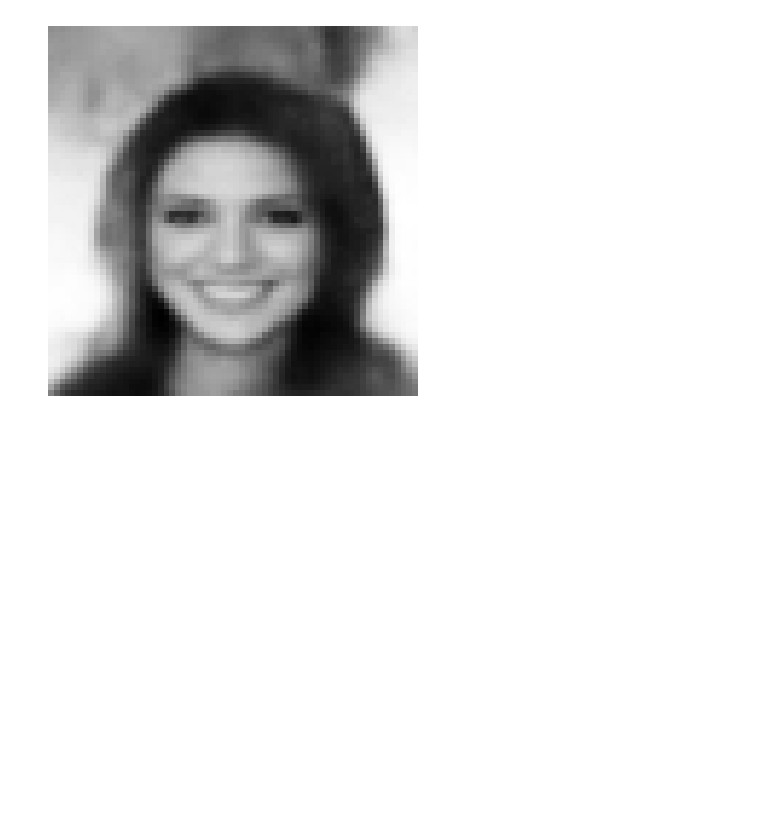
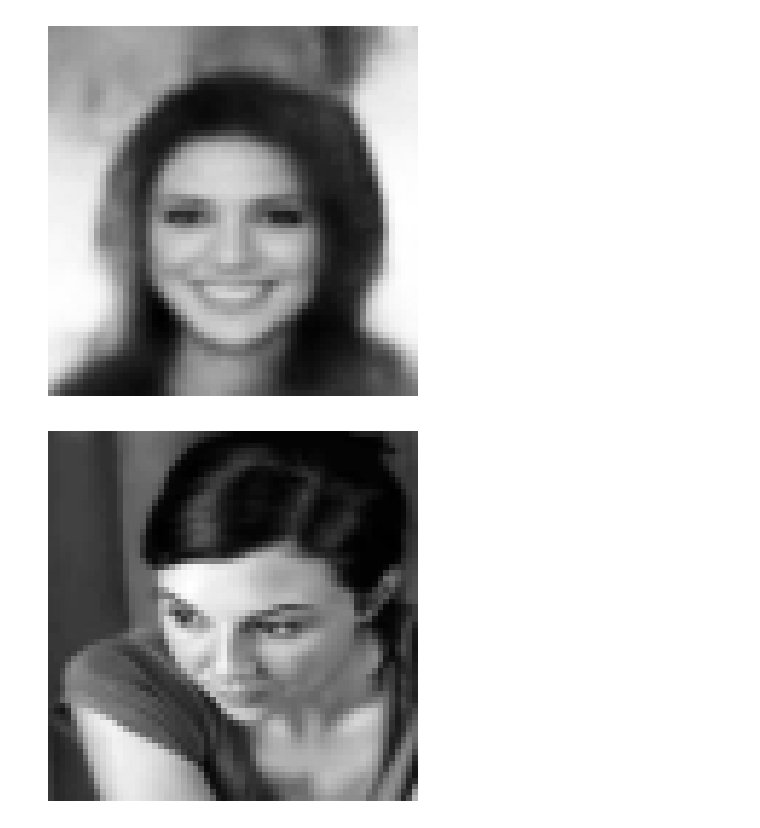
Before and after one commit to Himanshu7921/generative-architectures-lab, a Jupyter notebook: 03_CNN_VAE/cnn_vae_trained_on_CelebA.ipynb, the cells around one changed output. Cells and saved outputs as stored; diff of their text form; code cells hidden in the pictures; blank space fills up the shorter version.

```diff
--- a/03_CNN_VAE/cnn_vae_trained_on_CelebA.ipynb
+++ b/03_CNN_VAE/cnn_vae_trained_on_CelebA.ipynb
@@ -378,3 +383,12 @@ plt.axis("off")
 plt.show()
 # %% [output]
 [figure]
+# %%
+images, labels = next(iter(loader))
+# %%
+x = images[3].to(device)
+plt.imshow(x.squeeze(0).cpu().detach().numpy(), cmap="gray")
+plt.axis("off")
+plt.show()
+# %% [output]
+[figure, added]
```
Also changed, not shown: parts of 7 cells of this notebook.
